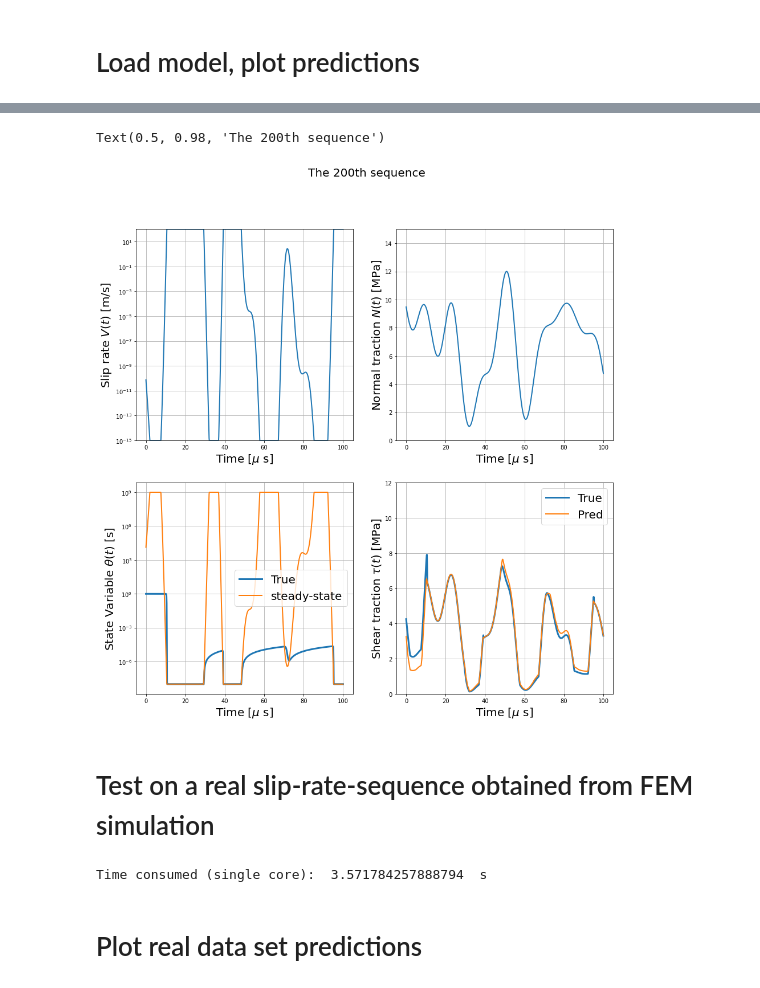
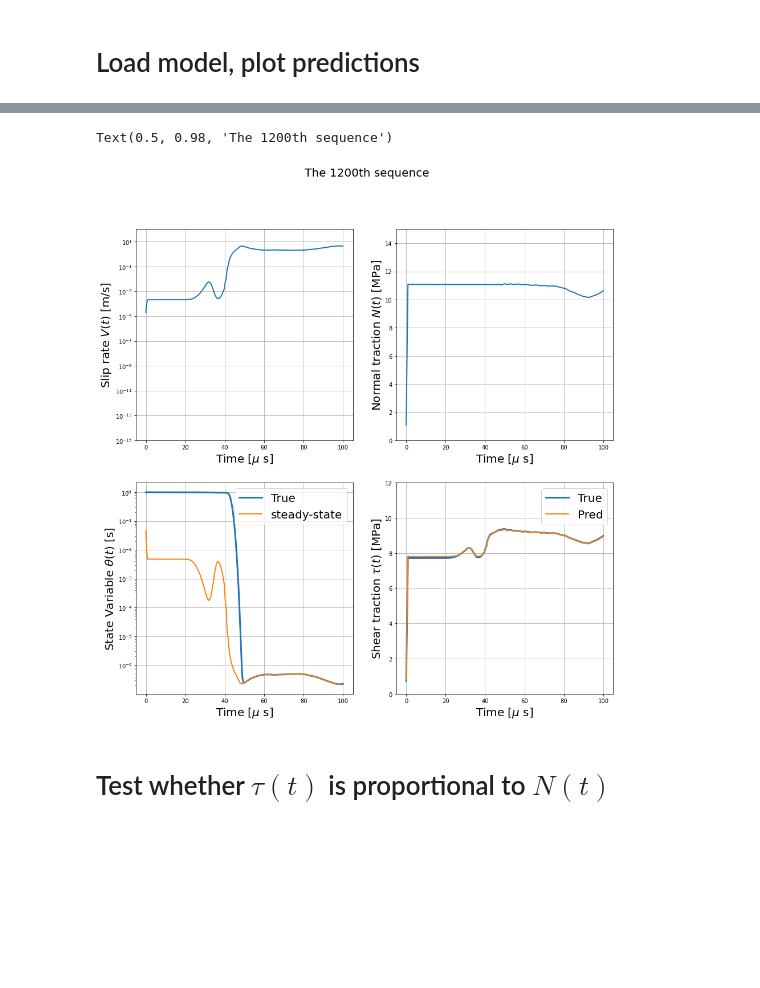
Before and after one commit to Shengduo/RateStateFrictionTraining, a Jupyter notebook: TrainOnRealData.ipynb, the cells around one changed output, grey strips where cells are left out. Drawn from its saved outputs; the diff is of its cells as text; code cells hidden in the pictures; blank space fills up the shorter version.

```diff
--- a/TrainOnRealData.ipynb
+++ b/TrainOnRealData.ipynb
@@ -158,16 +193,11 @@ Time consumed (single core):  20.029746770858765  s
 # %%
-# Load from file
-filename = "./data/realDatas.pt"
+# Load un-regularized sequences
+filename = "./data/realDatas1018.pt"
 loaded = torch.load(filename)
-indexes = loaded['indexes']
-tauAll = loaded['tau'][indexes]
-NAll = loaded['N'][indexes]
-VAll = loaded['V'][indexes]
-sAll = loaded['S'][indexes]
-thetaAll = loaded['theta'][indexes]
+tauAll = loaded['tauUnReg']
+NAll = loaded['N']
+VAll = loaded['V']
+sAll = loaded['SUnReg']
+thetaAll = loaded['thetaAllUnReg']
 t = loaded['t']
-
-
-print('-' * 20, 'Data Info', '-' * 20)
-print('Number of data lines: ', NAll.shape[0])
-print('Number of time grid points: ', NAll.shape[1])
+RSparams = RateStateParams()
@@ -554,13 +604,17 @@ KeyboardInterrupt:
 # Load model, plot predictions
 # %%
 # Paths
-model_save_path = './data/model_10000_logV_1014_seq3_gru.pth'
-loss_save_path = './data/loss_10000_logV_1014_seq3_gru.pt'
+model_save_path = './data/model_realDatas1018UnReg_rnn_1hiddenDim_NMulti.pth'
+loss_save_path = './data/loss_realDatas1018UnReg_rnn_1hiddenDim_NMulti.pt'
 trainedModel = torch.load(model_save_path)
 loadedHistory = torch.load(loss_save_path)
 
 loss_history_train = loadedHistory['train_loss']
 loss_history_test = loadedHistory['test_loss']
+
+
+# Report lowest test loss
+print('Lowest test loss (L2) is: ', min(loss_history_test))
 
 # Plot loss-epoch curve
 plt.plot(range(1, 1 + len(loss_history_train)), loss_history_train, linewidth = 2.0)
@@ -571,4 +625,5 @@ plt.xlabel('Epoch', fontsize = 20)
 plt.ylabel('Loss', fontsize = 20)
 plt.ylim([0, 1])
 plt.title('Training with 1 hidden variable', fontsize = 20)
+plt.show()
 # %% [output]
@@ -614,6 +669,6 @@ Text(0.5, 0.98, 'The 1000th sequence')
 # %%
 # Plot the V(t), N(t), theta(t), tau(t) for sequence [idx]
-idx = 200
+idx = 1200
 f, axs = plt.subplots(2, 2, figsize = (15, 15))
 
 # Plot V(t)
@@ -622,68 +677,32 @@ axs[0][0].set_xlabel('Time [$\mu$ s]', fontsize=20)
 axs[0][0].set_ylabel('Slip rate $V(t)\  \mathrm{[m/s]}$', fontsize=20)
 axs[0][0].set_ylim([1e-15, 1e2])
 axs[0][0].grid()
 
 # Plot N(t)
 axs[0][1].plot(1e6 * t, NAll_test[idx, :], linewidth=2.0)
 axs[0][1].set_xlabel('Time [$\mu$ s]', fontsize=20)
 axs[0][1].set_ylabel('Normal traction $N(t)\ \mathrm{[MPa]}$', fontsize=20)
 axs[0][1].set_ylim([0, 15])
 axs[0][1].grid()
 
 # Plot theta(t)
 axs[1][0].semilogy(1e6 * t, thetaAll_test[idx, :], linewidth=3.0)
 axs[1][0].semilogy(1e6 * t, 1.e-6 / VAll_test[idx, :], linewidth=2.0)
 axs[1][0].legend(['True', 'steady-state'], loc='best', fontsize = 20)
 axs[1][0].set_xlabel('Time [$\mu$ s]', fontsize=20)
 axs[1][0].set_ylabel('State Variable $\\theta(t)\ \mathrm{[s]}$', fontsize=20)
 axs[1][0].grid()
 
 # Plot \tau(t)
 axs[1][1].plot(1e6 * t, tauAll_test_true[idx, :], linewidth=3.0)
 axs[1][1].plot(1e6 * t, tauAll_test_pred[idx, :], linewidth=2.0)
 axs[1][1].legend(['True', 'Pred'], loc = 'best', fontsize = 20)
 axs[1][1].set_xlabel('Time [$\mu$ s]', fontsize=20)
 axs[1][1].set_ylabel('Shear traction $\\tau(t)\ \mathrm{[MPa]}$', fontsize=20)
 axs[1][1].set_ylim([0, 12])
 axs[1][1].grid()
 
 f.suptitle("The " + str(idx) + "th sequence", fontsize = 20)
 # %% [output]
-Text(0.5, 0.98, 'The 200th sequence')
+Text(0.5, 0.98, 'The 1200th sequence')
-[figure, old version]
+[figure, new version]
-# %% [markdown]
-# Test on a real slip-rate-sequence obtained from FEM simulation
-# %%
-import scipy.io
-import time
-# Load slip rate from .mat file
-mat = scipy.io.loadmat('./data/realData.mat')
-V = torch.from_numpy(mat['QueryV']).double()
-N = -torch.from_numpy(mat['QueryNormalStress']).double() / 1.e6
-N[:, 0] = 10.939
-
-timeVN = torch.from_numpy(mat['time'][0]).double()
-
-# Re-cast to [0, 100 \mu s]
-T = 100.e-6
-N_grid_points = 1_000
-t = torch.linspace(0., T, N_grid_points, dtype = torch.float64)
-interpV = interp1d(timeVN, V)
-interpN = interp1d(timeVN, N)
-
-# Get real-data V and N sequences
-VrealTest = torch.from_numpy(interpV(t))
-NrealTest = torch.from_numpy(interpN(t))
-
-# Generate theta(t) and tau(t)
-st_time = time.time()
-sReal, tauReal, thetaReal = getSTauAndTheta(t, NrealTest, VrealTest, RSparams)
-timeConsumed = time.time() - st_time
-print('Time consumed (single core): ', timeConsumed, ' s')
-
-# Save to file
-filename = './data/realData.pt'
-seqObj = {'S' : sReal, 'N' : NrealTest, 'V' : VrealTest, 'tau' : tauReal, 'theta' : thetaReal, 't' : t}
-torch.save(seqObj, filename)
-# %% [output]
-Time consumed (single core):  3.571784257888794  s
@@ -697,2 +709,2 @@ tauReal_pred = tauReal_pred.reshape([tauReal_pred.shape[0], tauReal_pred.shape[1
-# %% [markdown]
-# Plot real data set predictions
+# %% [markdown]
+# Test whether $\tau(t)$ is proportional to $N(t)$
```
Also changed, not shown: parts of 22 cells of this notebook, 2 other files.
